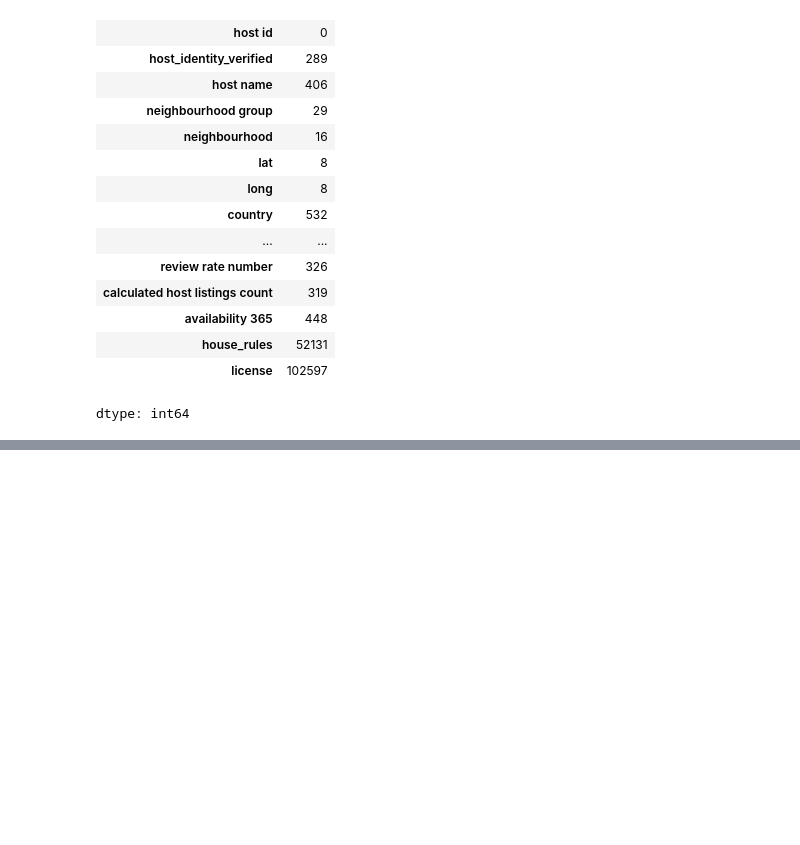
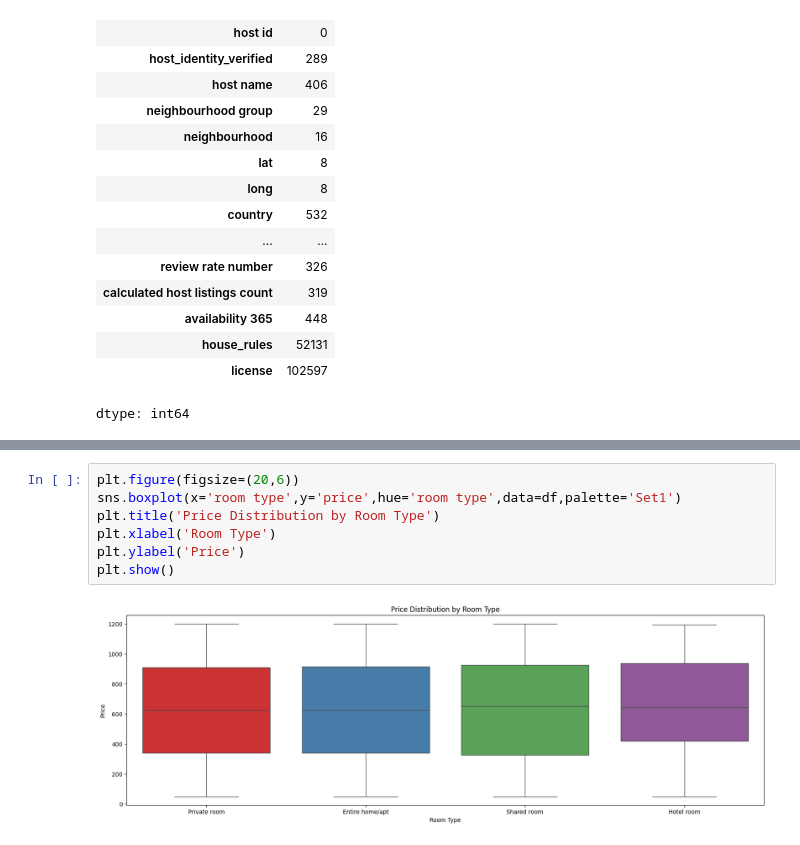
Before and after one commit to anishraj-38/Python, a Jupyter notebook: AirBnb.ipynb, the cells around one changed output, grey strips where cells are left out. Drawn from its saved outputs; the diff is of its cells as text; blank space fills up the shorter version.

```diff
--- a/AirBnb.ipynb
+++ b/AirBnb.ipynb
@@ -78,0 +246,9 @@ dtype: int64
+# %%
+plt.figure(figsize=(20,6))
+sns.boxplot(x='room type',y='price',hue='room type',data=df,palette='Set1')
+plt.title('Price Distribution by Room Type')
+plt.xlabel('Room Type')
+plt.ylabel('Price')
+plt.show()
+# %% [output]
+[figure, added]
```
Also changed, not shown: parts of 19 cells of this notebook.
